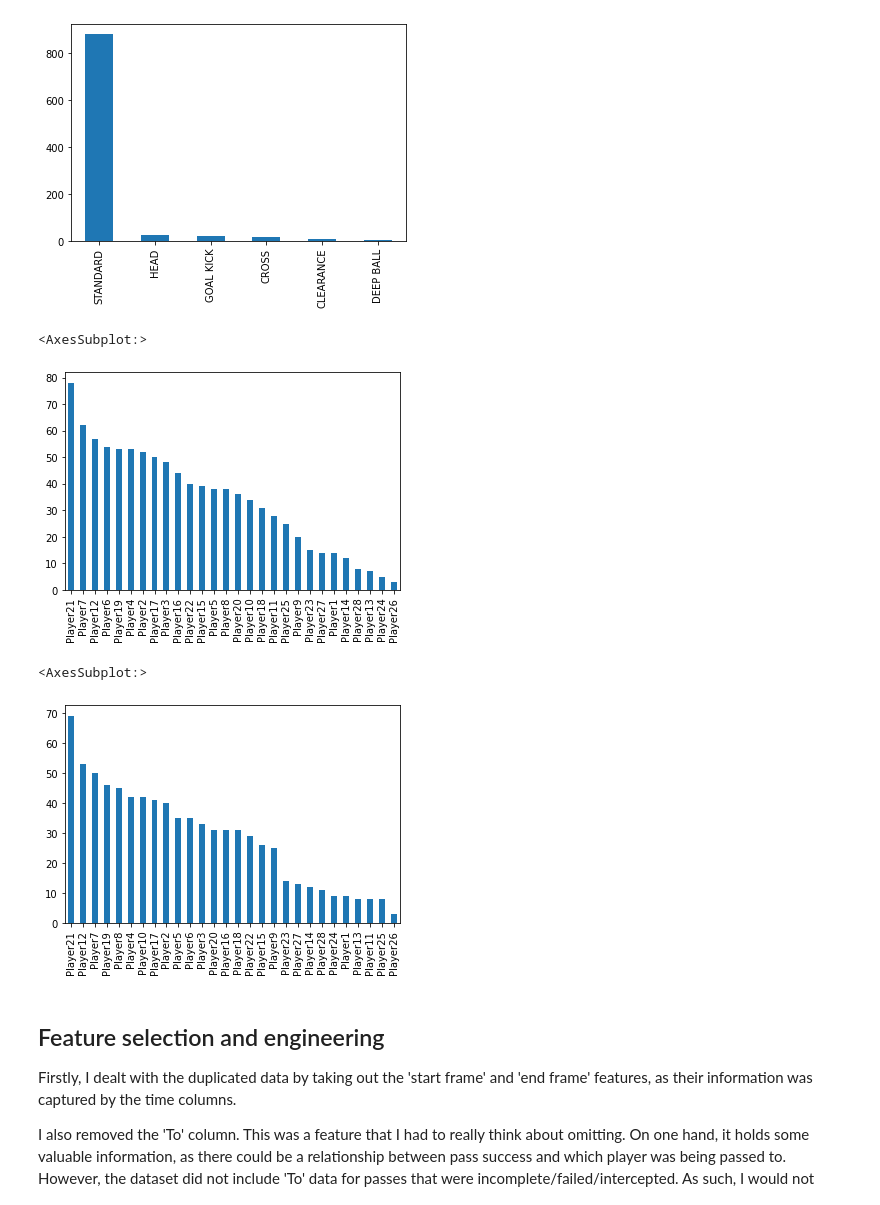
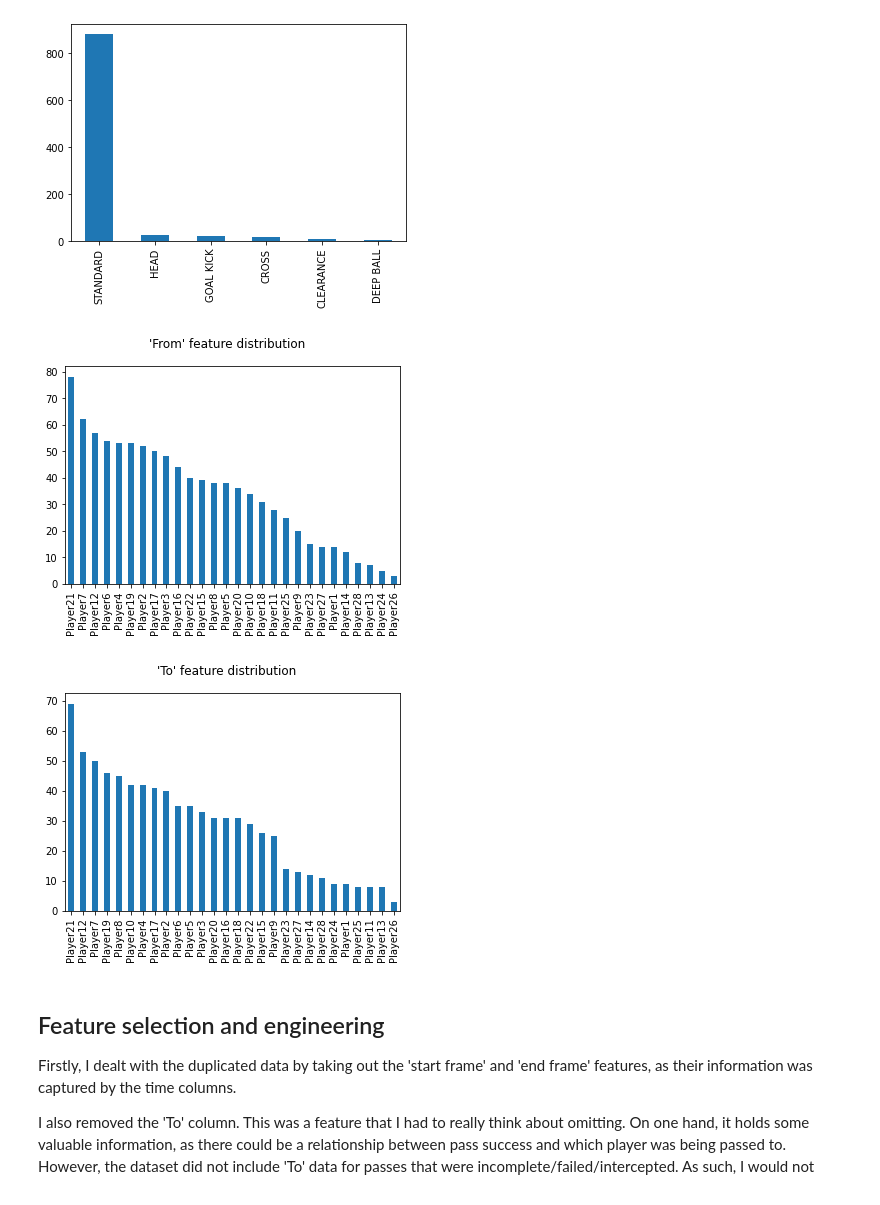
Before and after one commit to ah161652/data_science_projects, a Jupyter notebook: _notebooks/2021-07-07-Football pass probability model.ipynb, the cells around one changed output. Saved outputs shown, nothing was run; the diff lists cells and outputs as text; code cells hidden in the pictures.

```diff
--- a/_notebooks/2021-07-07-Football pass probability model.ipynb
+++ b/_notebooks/2021-07-07-Football pass probability model.ipynb
@@ -58,7 +58,7 @@ pd.set_option("max_columns", 50)
 The first step was to read in the dataset and quickly take a look at the dataframe.
 # %%
 #collapse-hide
-df = pd.read_csv("./Sample_Game_1/Sample_Game_1_RawEventsData.csv")
+df = pd.read_csv("../projects/football_pass_model/Sample_Game_1/Sample_Game_1_RawEventsData.csv")
 df
 # %% [output]
 |  | Team | Type | Subtype | Period | Start Frame | Start Time [s] | End Frame | End Time [s] | From | ... |
@@ -208,15 +208,17 @@ pass_data['Subtype'].value_counts().plot(kind='bar')
 # %%
 #collapse-hide
 pass_data['From'].value_counts().plot(kind='bar')
+plt.suptitle("'From' feature distribution")
+plt.show()
 # %% [output]
-<AxesSubplot:>
-[figure, old version]
+[figure, new version]
 # %%
 #collapse-hide
 pass_data['To'].value_counts().plot(kind='bar')
+plt.suptitle("'To' feature distribution")
+plt.show()
 # %% [output]
-<AxesSubplot:>
-[figure, old version]
+[figure, new version]
 # %% [markdown]
 ## Feature selection and engineering
 Firstly, I dealt with the duplicated data by taking out the 'start frame' and 'end frame' features, as their information was captured by the time columns.
```
Also changed, not shown: parts of 9 cells of this notebook, 2 other files.
